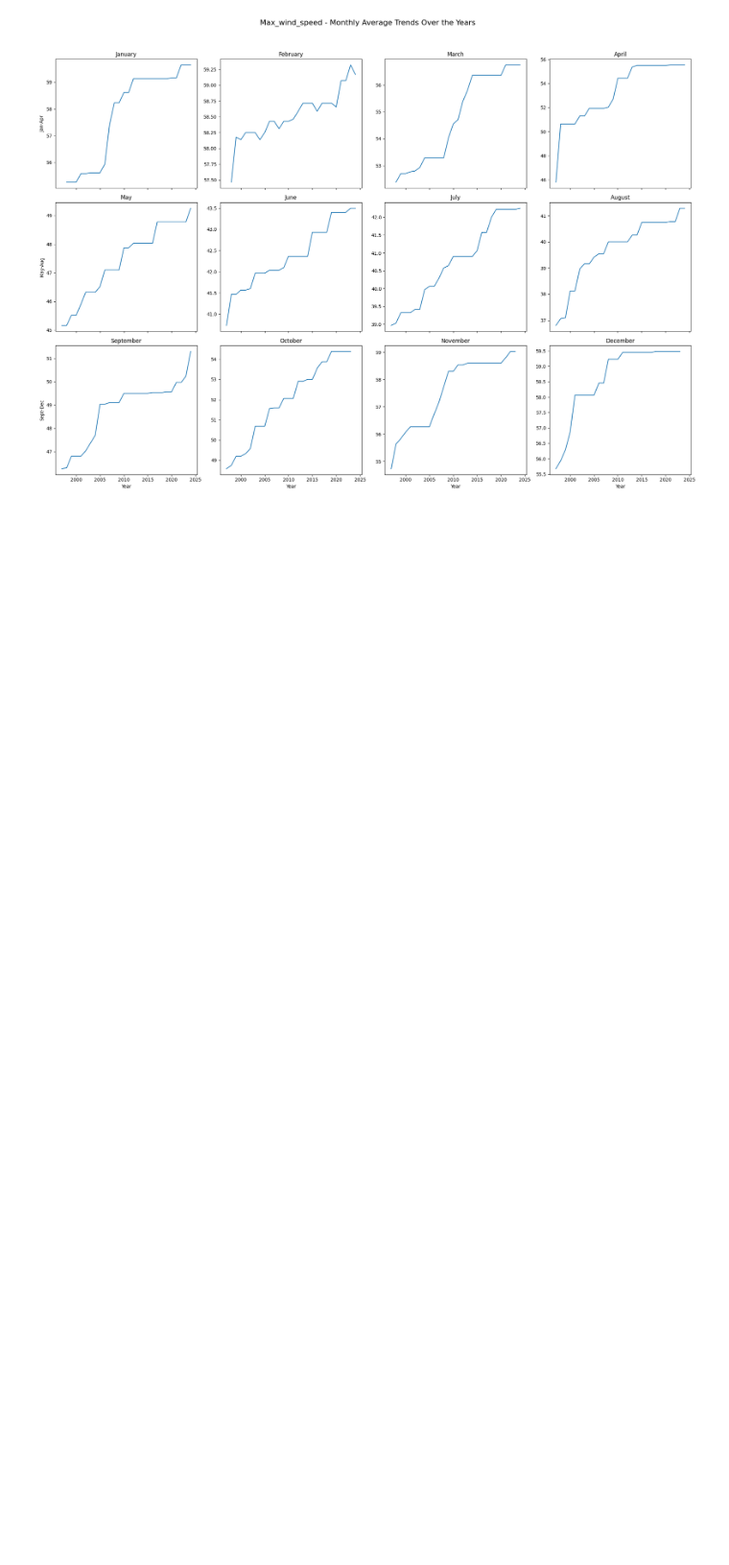
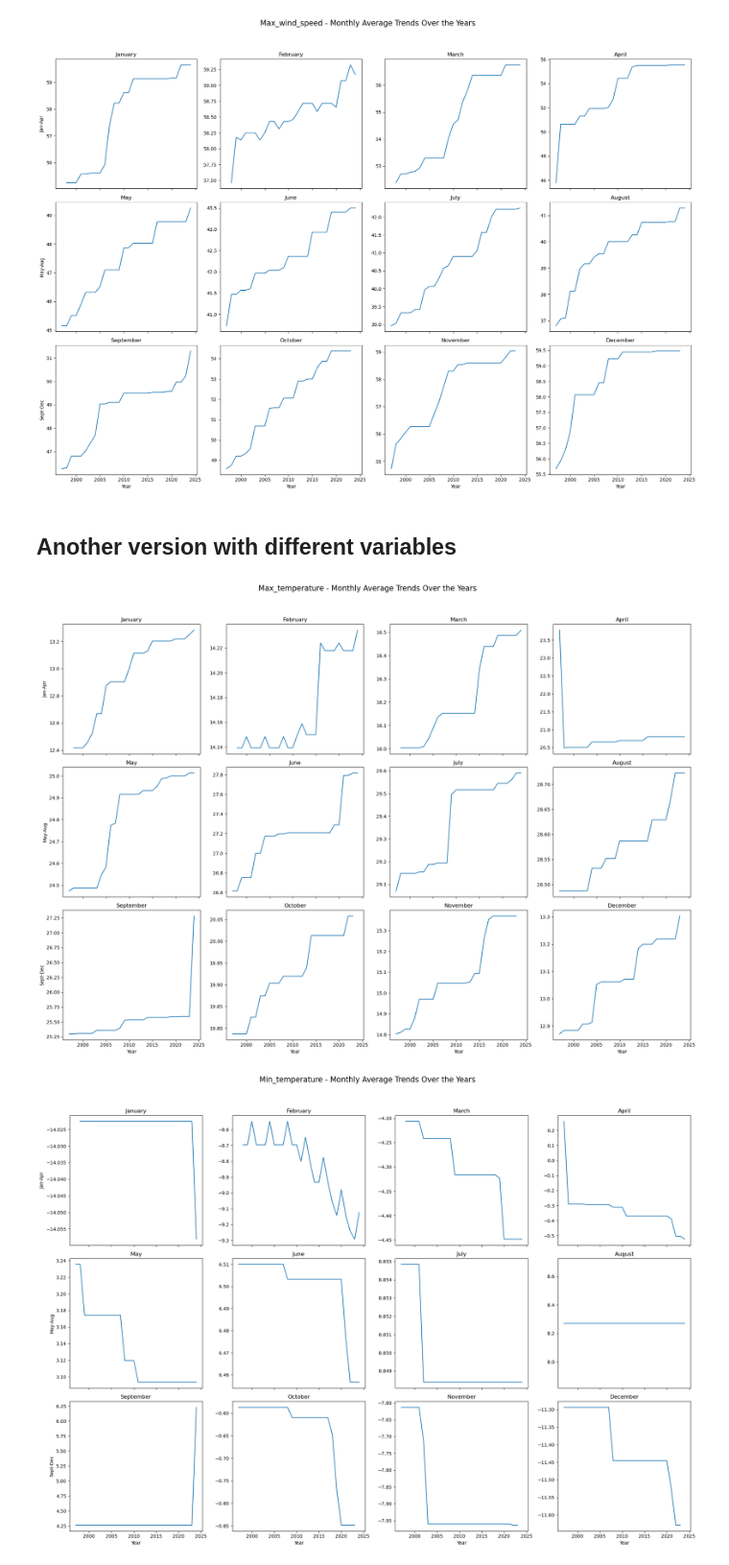
Before and after one commit to King7D/econ323-project, a Jupyter notebook: project.ipynb, the cells around one changed output. Shown at 96% size. Drawn from its saved outputs; the diff is of its cells as text; code cells hidden in the pictures; blank space fills up the shorter version.

Commit message:
Timeseries plot with different variables
Timeseries plot with different variables

```diff
--- a/project.ipynb
+++ b/project.ipynb
@@ -103,3 +134,41 @@ for i, variable in enumerate(variables):
 [figure]
 [figure]
 [figure]
+# %% [markdown]
+## Another version with different variables
+# %%
+# Variables: max temperature, min temperature, max wind speed, max precipitation
+# Extract month and year for grouping
+ts_data['month'] = ts_data['date'].dt.month
+ts_data['year'] = ts_data['date'].dt.year
+
+variables = ['max_temperature', 'min_temperature','max_wind_speed','max_precipitation']
+
+# Compute within-month averages for each variable
+monthly_avg = ts_data.groupby(['year', 'month'])[variables].mean().reset_index()
+
+# Time-Series Visualization by Month
+month_groups = [(1, 4), (5, 8), (9, 12)]
+month_labels = ['Jan-Apr', 'May-Aug', 'Sept-Dec']
+months = ['January', 'February', 'March', 'April', 'May', 'June', 'July', 'August', 'September', 'October', 'November', 'December']
+
+for i, variable in enumerate(variables):
+    fig, axes = plt.subplots(3, 4, figsize=(20, 15), sharex=True, sharey=False)
+    fig.suptitle(f'{variable.capitalize()} - Monthly Average Trends Over the Years', fontsize=16)
+
+    for row, (start_month, end_month) in enumerate(month_groups):
+        for month in range(start_month, end_month + 1):
+            ax = axes[row, month - start_month]
+            monthly_data = monthly_avg[monthly_avg['month'] == month]
+            ax.plot(monthly_data['year'], monthly_data[variable], label=f'{months[month - 1]}')
+            ax.set_title(f'{months[month - 1]}')
+            if row == 2:
+                ax.set_xlabel('Year')
+            if month == start_month:
+                ax.set_ylabel(month_labels[row])
+
+    plt.tight_layout(rect=[0, 0.03, 1, 0.95])
+    plt.show()
+# %% [output]
+[figure, added]
+[figure, added]
```
Also changed, not shown: parts of 8 cells of this notebook.
